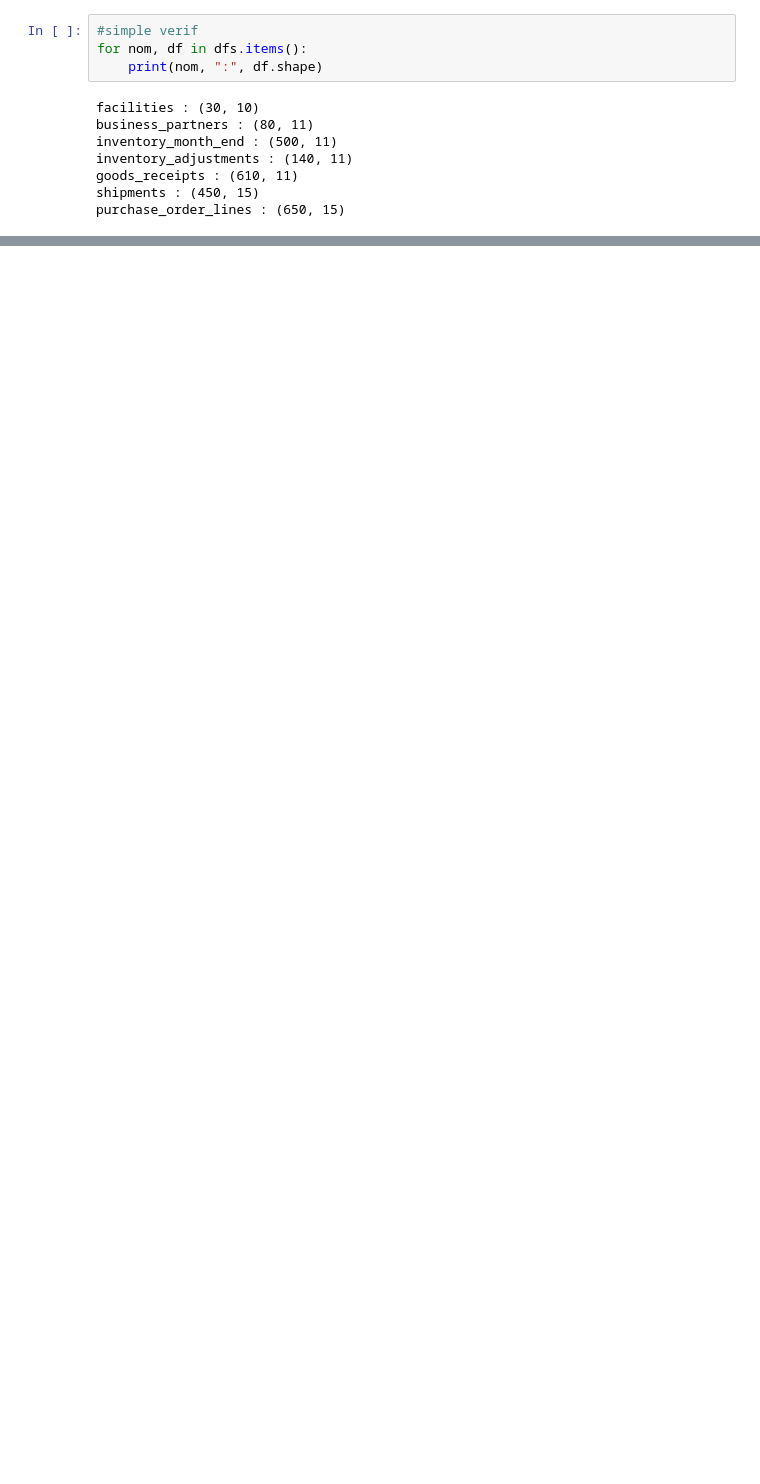
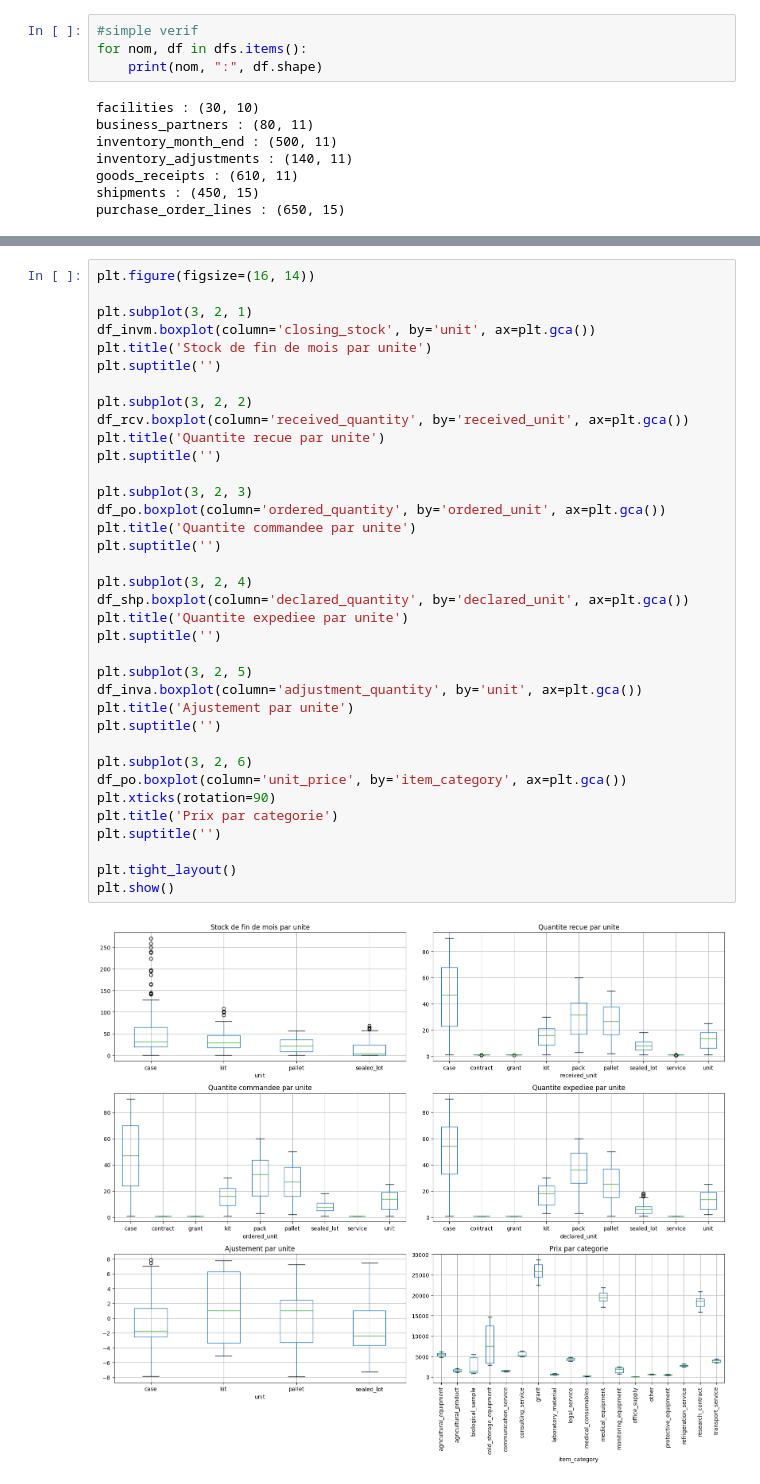
Before and after one commit to Sheik-info/20262027-UE-DataMining-Project, a Jupyter notebook: logistics.ipynb, the cells around one changed output, grey strips where cells are left out. Saved outputs shown, nothing was run; the diff lists cells and outputs as text; blank space fills up the shorter version.

```diff
--- a/logistics.ipynb
+++ b/logistics.ipynb
@@ -746,0 +992,38 @@ facilities - opening_date : datetime64[ns] | min = 1996-01-01 00:00:00 | max = 2
+# %%
+plt.figure(figsize=(16, 14))
+
+plt.subplot(3, 2, 1)
+df_invm.boxplot(column='closing_stock', by='unit', ax=plt.gca())
+plt.title('Stock de fin de mois par unite')
+plt.suptitle('')
+
+plt.subplot(3, 2, 2)
+df_rcv.boxplot(column='received_quantity', by='received_unit', ax=plt.gca())
+plt.title('Quantite recue par unite')
+plt.suptitle('')
+
+plt.subplot(3, 2, 3)
+df_po.boxplot(column='ordered_quantity', by='ordered_unit', ax=plt.gca())
+plt.title('Quantite commandee par unite')
+plt.suptitle('')
+
+plt.subplot(3, 2, 4)
+df_shp.boxplot(column='declared_quantity', by='declared_unit', ax=plt.gca())
+plt.title('Quantite expediee par unite')
+plt.suptitle('')
+
+plt.subplot(3, 2, 5)
+df_inva.boxplot(column='adjustment_quantity', by='unit', ax=plt.gca())
+plt.title('Ajustement par unite')
+plt.suptitle('')
+
+plt.subplot(3, 2, 6)
+df_po.boxplot(column='unit_price', by='item_category', ax=plt.gca())
+plt.xticks(rotation=90)
+plt.title('Prix par categorie')
+plt.suptitle('')
+
+plt.tight_layout()
+plt.show()
+# %% [output]
+[figure, added]
```
Also changed, not shown: parts of 32 cells of this notebook.
